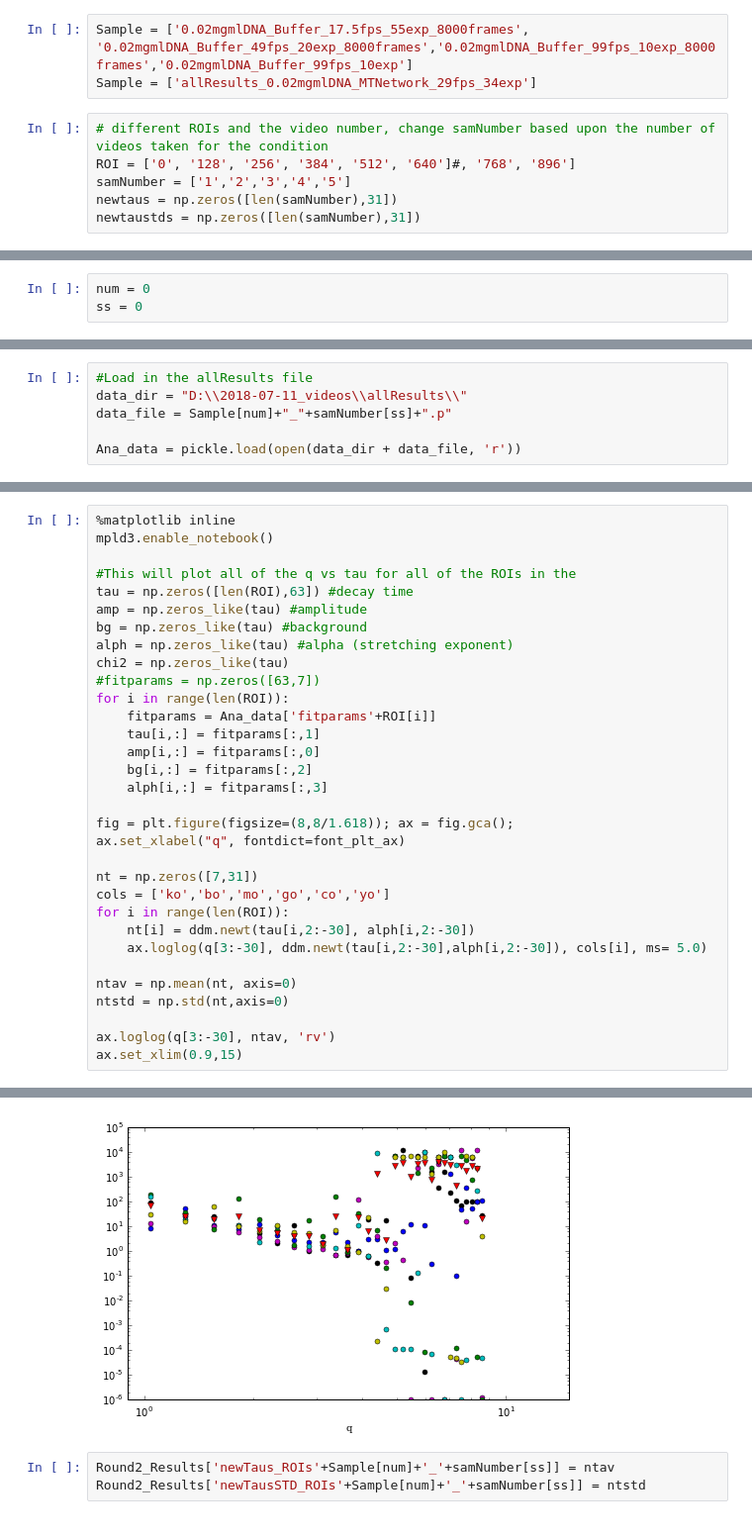
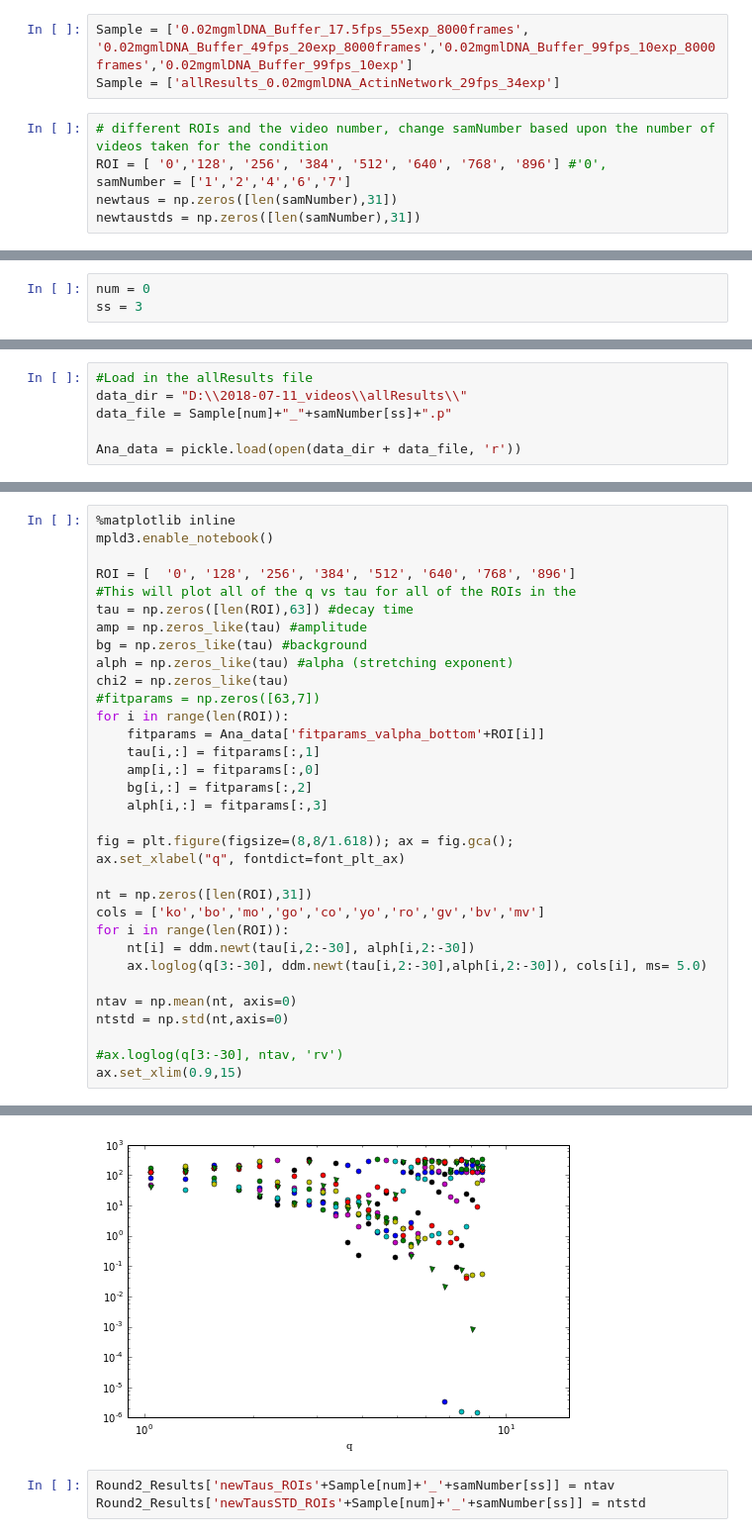
Before and after one commit to rmcgorty/Differential-Dynamic-Microscopy---Python, a Jupyter notebook: Plotting all q vs tau and getting diffusion coefficient .ipynb, the cells around one changed output, grey strips where cells are left out. Shown at 99% size. Cells and saved outputs as stored; diff of their text form.

```diff
--- a/Plotting all q vs tau and getting diffusion coefficient .ipynb
+++ b/Plotting all q vs tau and getting diffusion coefficient .ipynb
@@ -28,11 +28,11 @@ import pickle #for saving data
 import mpld3
 # %%
 Sample = ['0.02mgmlDNA_Buffer_17.5fps_55exp_8000frames', '0.02mgmlDNA_Buffer_49fps_20exp_8000frames','0.02mgmlDNA_Buffer_99fps_10exp_8000frames','0.02mgmlDNA_Buffer_99fps_10exp']
-Sample = ['allResults_0.02mgmlDNA_MTNetwork_29fps_34exp']
+Sample = ['allResults_0.02mgmlDNA_ActinNetwork_29fps_34exp']
 # %%
 # different ROIs and the video number, change samNumber based upon the number of videos taken for the condition
-ROI = ['0', '128', '256', '384', '512', '640']#, '768', '896']
-samNumber = ['1','2','3','4','5']
+ROI = [ '0','128', '256', '384', '512', '640', '768', '896'] #'0',
+samNumber = ['1','2','4','6','7']
 newtaus = np.zeros([len(samNumber),31])
 newtaustds = np.zeros([len(samNumber),31])
 # %%
@@ -50,4 +57,4 @@ R1 = np.zeros([len(ROI),2])
 R2 = np.zeros([len(ROI),2])
 # %%
 num = 0
-ss = 0
+ss = 3
@@ -67,38 +87,39 @@ Ana_data = pickle.load(open(data_dir + data_file, 'r'))
 # %%
 %matplotlib inline
 mpld3.enable_notebook()
 
+ROI = [  '0', '128', '256', '384', '512', '640', '768', '896']
 #This will plot all of the q vs tau for all of the ROIs in the
 tau = np.zeros([len(ROI),63]) #decay time
 amp = np.zeros_like(tau) #amplitude
 bg = np.zeros_like(tau) #background
 alph = np.zeros_like(tau) #alpha (stretching exponent)
 chi2 = np.zeros_like(tau)
 #fitparams = np.zeros([63,7])
 for i in range(len(ROI)):
-    fitparams = Ana_data['fitparams'+ROI[i]]
+    fitparams = Ana_data['fitparams_valpha_bottom'+ROI[i]]
     tau[i,:] = fitparams[:,1]
     amp[i,:] = fitparams[:,0]
     bg[i,:] = fitparams[:,2]
     alph[i,:] = fitparams[:,3]
 
 fig = plt.figure(figsize=(8,8/1.618)); ax = fig.gca();
 ax.set_xlabel("q", fontdict=font_plt_ax)
 
-nt = np.zeros([7,31])
-cols = ['ko','bo','mo','go','co','yo']
+nt = np.zeros([len(ROI),31])
+cols = ['ko','bo','mo','go','co','yo','ro','gv','bv','mv']
 for i in range(len(ROI)):
     nt[i] = ddm.newt(tau[i,2:-30], alph[i,2:-30])
     ax.loglog(q[3:-30], ddm.newt(tau[i,2:-30],alph[i,2:-30]), cols[i], ms= 5.0)
 
 ntav = np.mean(nt, axis=0)
 ntstd = np.std(nt,axis=0)
 
-ax.loglog(q[3:-30], ntav, 'rv')
+#ax.loglog(q[3:-30], ntav, 'rv')
 ax.set_xlim(0.9,15)
 # %% [output]
 (0.9, 15)
-[figure, old version]
+[figure, new version]
 # %%
 Round2_Results['newTaus_ROIs'+Sample[num]+'_'+samNumber[ss]] = ntav
 Round2_Results['newTausSTD_ROIs'+Sample[num]+'_'+samNumber[ss]] = ntstd
```
Also changed, not shown: parts of 11 cells of this notebook.
